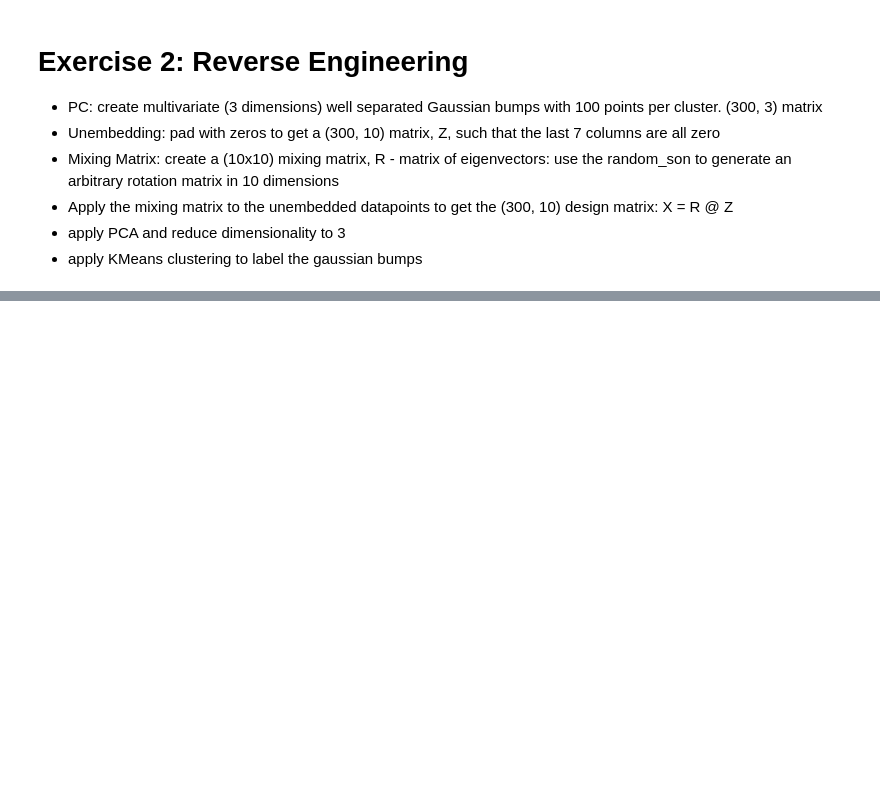
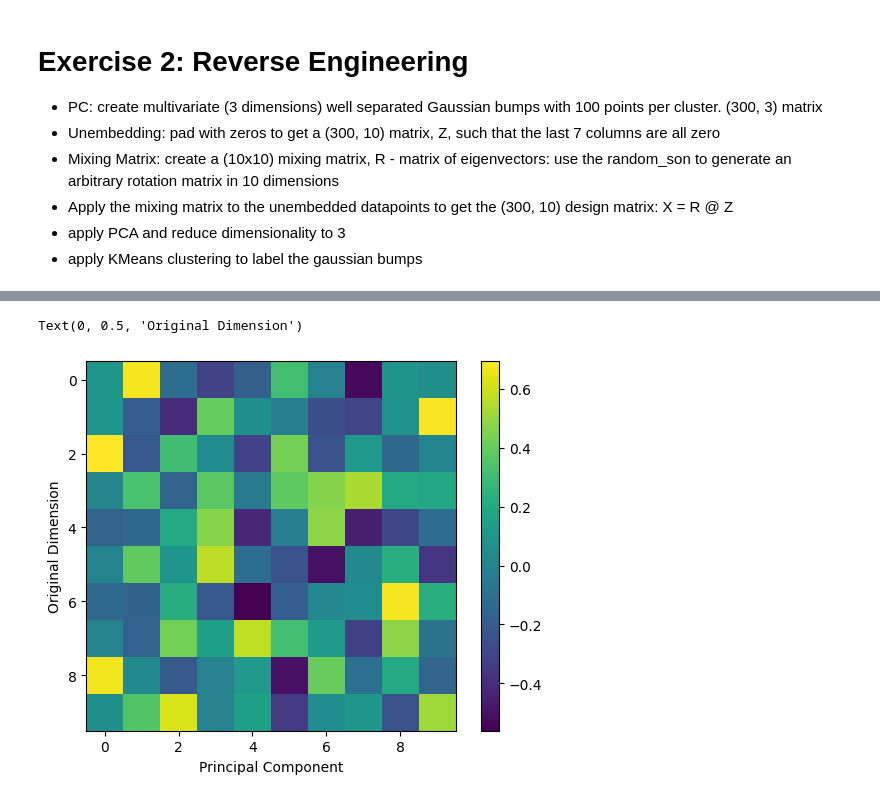
Before and after one commit to arashshahidi1997/NeuroPySeminar, a Jupyter notebook: W04_PCA/exercise/pca_exercise.ipynb, the cells around one changed output, grey strips where cells are left out. Saved outputs shown, nothing was run; the diff lists cells and outputs as text; code cells hidden in the pictures; blank space fills up the shorter version.

```diff
--- a/W04_PCA/exercise/pca_exercise.ipynb
+++ b/W04_PCA/exercise/pca_exercise.ipynb
@@ -77,0 +125,10 @@ Determinant (should be 1):
+# %%
+# Eigenvectors
+plt.figure()
+plt.imshow(pca.components_)
+plt.colorbar()
+plt.xlabel('Principal Component')
+plt.ylabel('Original Dimension')
+# %% [output]
+Text(0, 0.5, 'Original Dimension')
+[figure, added]
```
Also changed, not shown: parts of 7 cells of this notebook, 16 other files.
